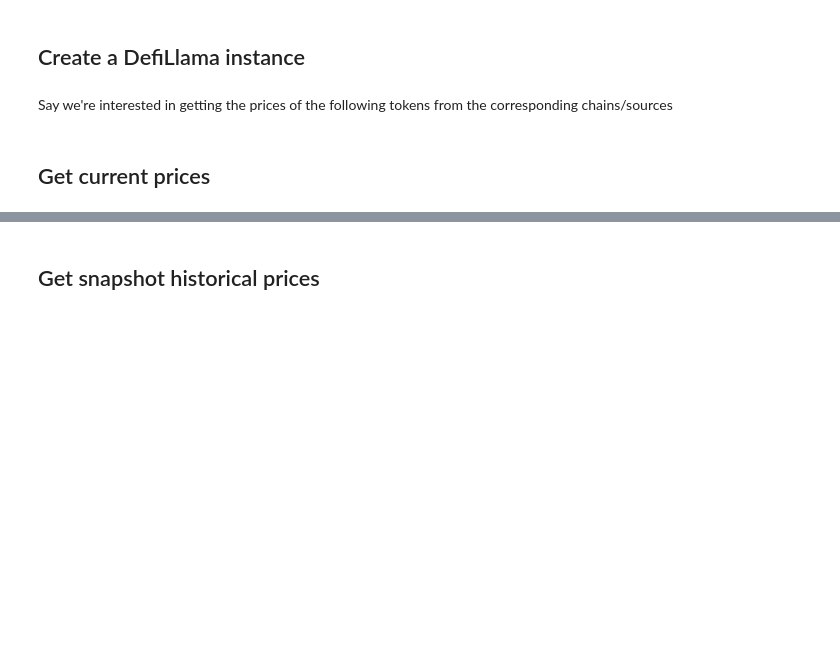
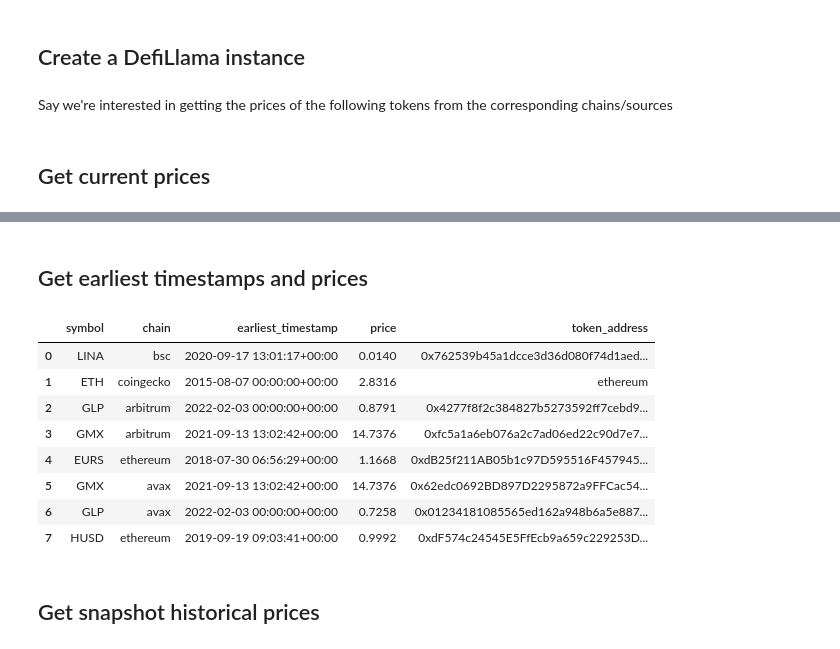
Before and after one commit to coindataschool/defillama2, a Jupyter notebook: notebooks/defillama_api_coins.ipynb, the cells around one changed output, grey strips where cells are left out. Drawn from its saved outputs; the diff is of its cells as text; code cells hidden in the pictures; blank space fills up the shorter version.

```diff
--- a/notebooks/defillama_api_coins.ipynb
+++ b/notebooks/defillama_api_coins.ipynb
@@ -40,3 +40,17 @@ obj.get_tokens_curr_prices(dd)
+# %% [markdown]
+## Get earliest timestamps and prices
+# %%
+obj.get_tokens_earliest_prices(dd)
+# %% [output]
+|  | symbol | chain | earliest_timestamp | price | token_address |
+| 0 | LINA | bsc | 2020-09-17 13:01:17+00:00 | 0.0140 | 0x762539b45a1dcce3d36d080f74d1aed... |
+| 1 | ETH | coingecko | 2015-08-07 00:00:00+00:00 | 2.8316 | ethereum |
+| 2 | GLP | arbitrum | 2022-02-03 00:00:00+00:00 | 0.8791 | 0x4277f8f2c384827b5273592ff7cebd9... |
+| 3 | GMX | arbitrum | 2021-09-13 13:02:42+00:00 | 14.7376 | 0xfc5a1a6eb076a2c7ad06ed22c90d7e7... |
+| 4 | EURS | ethereum | 2018-07-30 06:56:29+00:00 | 1.1668 | 0xdB25f211AB05b1c97D595516F457945... |
+| 5 | GMX | avax | 2021-09-13 13:02:42+00:00 | 14.7376 | 0x62edc0692BD897D2295872a9FFCac54... |
+| 6 | GLP | avax | 2022-02-03 00:00:00+00:00 | 0.7258 | 0x01234181085565ed162a948b6a5e887... |
+| 7 | HUSD | ethereum | 2019-09-19 09:03:41+00:00 | 0.9992 | 0xdF574c24545E5FfEcb9a659c229253D... |
 # %% [markdown]
 ## Get snapshot historical prices
 # %%
```
Also changed, not shown: parts of 13 cells of this notebook, 1 other file.
